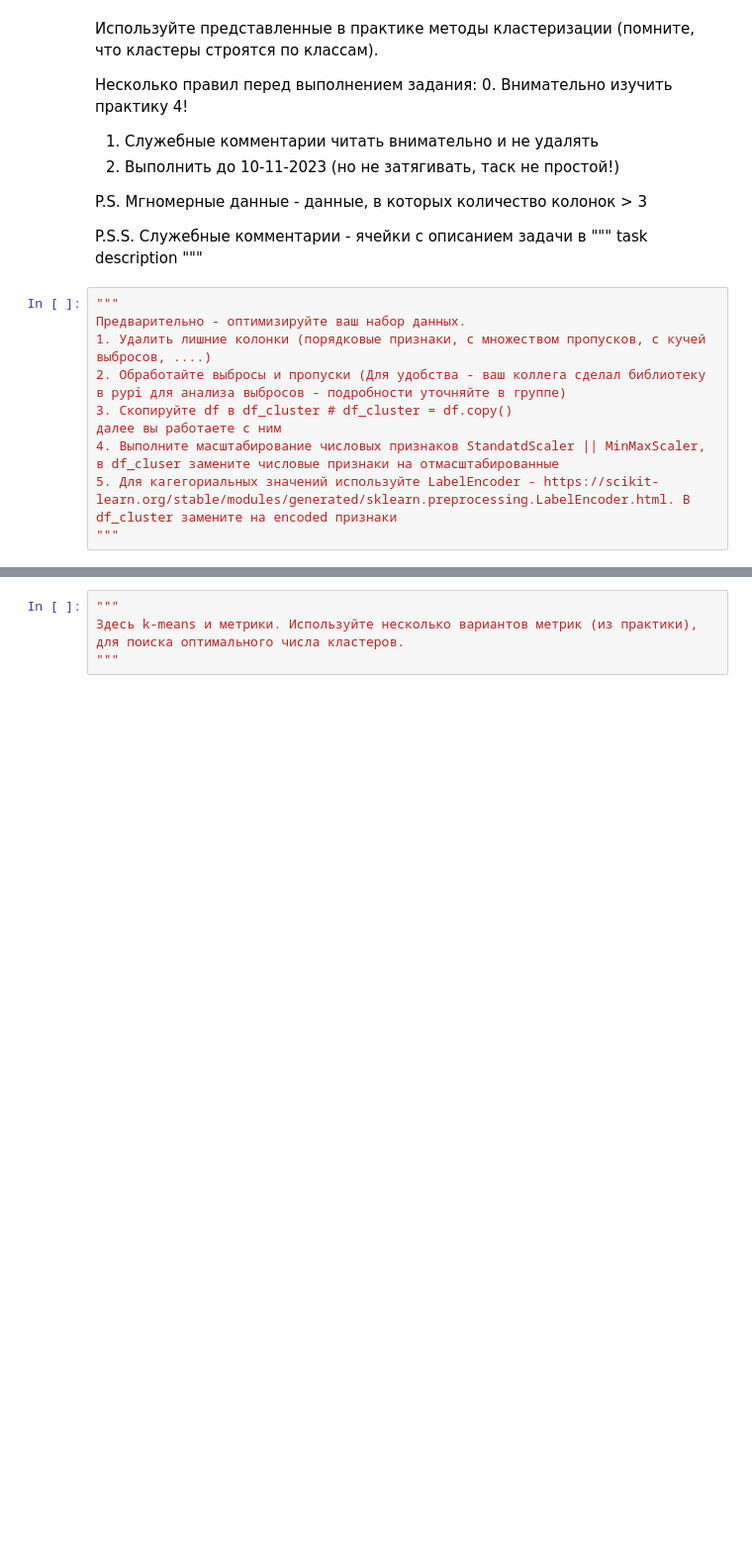
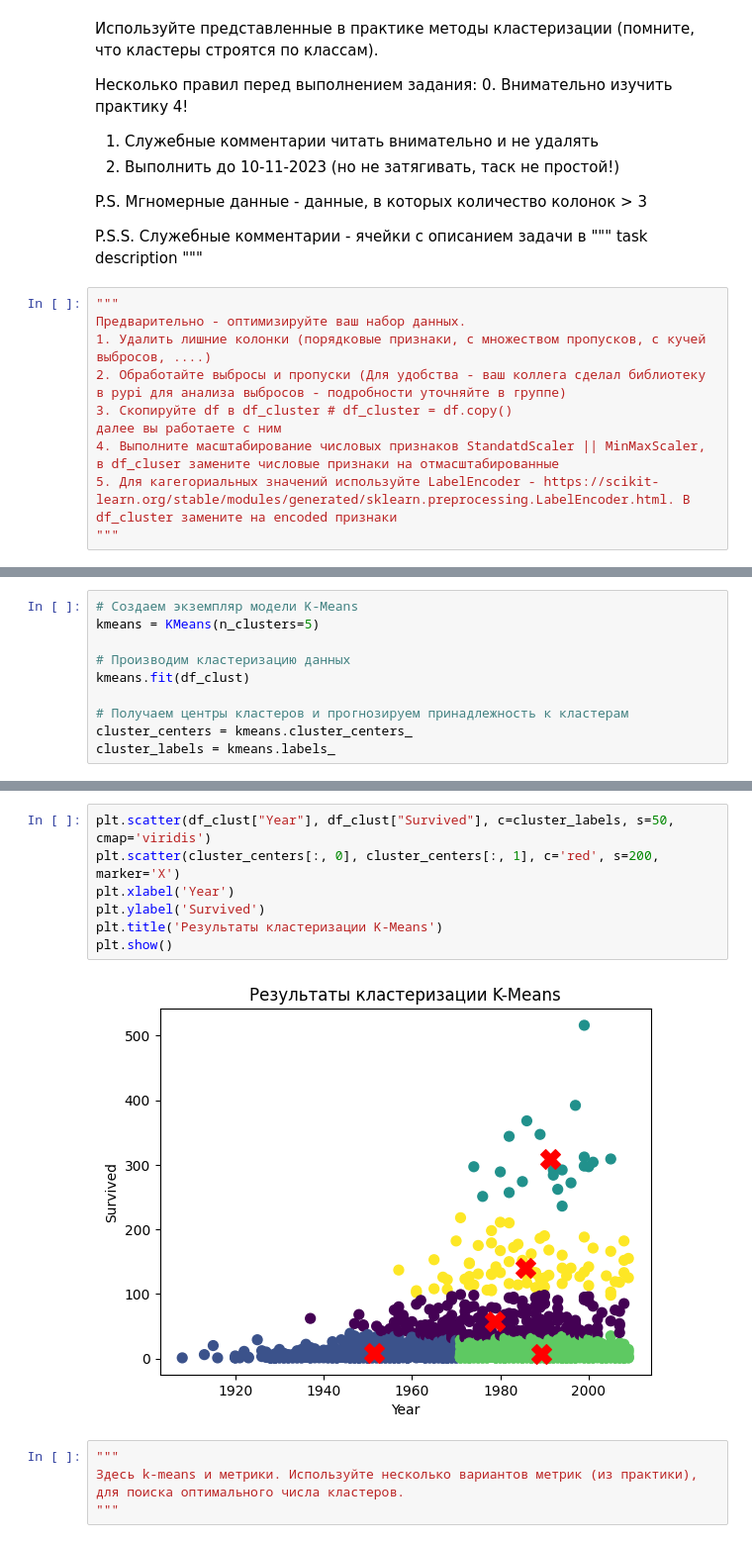
Before and after one commit to OrYSlliu/Labs, a Jupyter notebook: lab4.ipynb, the cells around one changed output, grey strips where cells are left out. Shown at 99% size. Cells and saved outputs as stored; diff of their text form; blank space fills up the shorter version.

```diff
--- a/lab4.ipynb
+++ b/lab4.ipynb
@@ -49,0 +116,10 @@ P.S.S. Служебные комментарии - ячейки с описан
+# %%
+# Создаем экземпляр модели K-Means
+kmeans = KMeans(n_clusters=5)
+
+# Производим кластеризацию данных
+kmeans.fit(df_clust)
+
+# Получаем центры кластеров и прогнозируем принадлежность к кластерам
+cluster_centers = kmeans.cluster_centers_
+cluster_labels = kmeans.labels_
@@ -50,3 +138,12 @@ P.S.S. Служебные комментарии - ячейки с описан
+# %%
+plt.scatter(df_clust["Year"], df_clust["Survived"], c=cluster_labels, s=50, cmap='viridis')
+plt.scatter(cluster_centers[:, 0], cluster_centers[:, 1], c='red', s=200, marker='X')
+plt.xlabel('Year')
+plt.ylabel('Survived')
+plt.title('Результаты кластеризации K-Means')
+plt.show()
+# %% [output]
+[figure, added]
 # %%
 """
 Здесь k-means и метрики. Используйте несколько вариантов метрик (из практики), для поиска оптимального числа кластеров.
```
Also changed, not shown: parts of 21 cells of this notebook.
